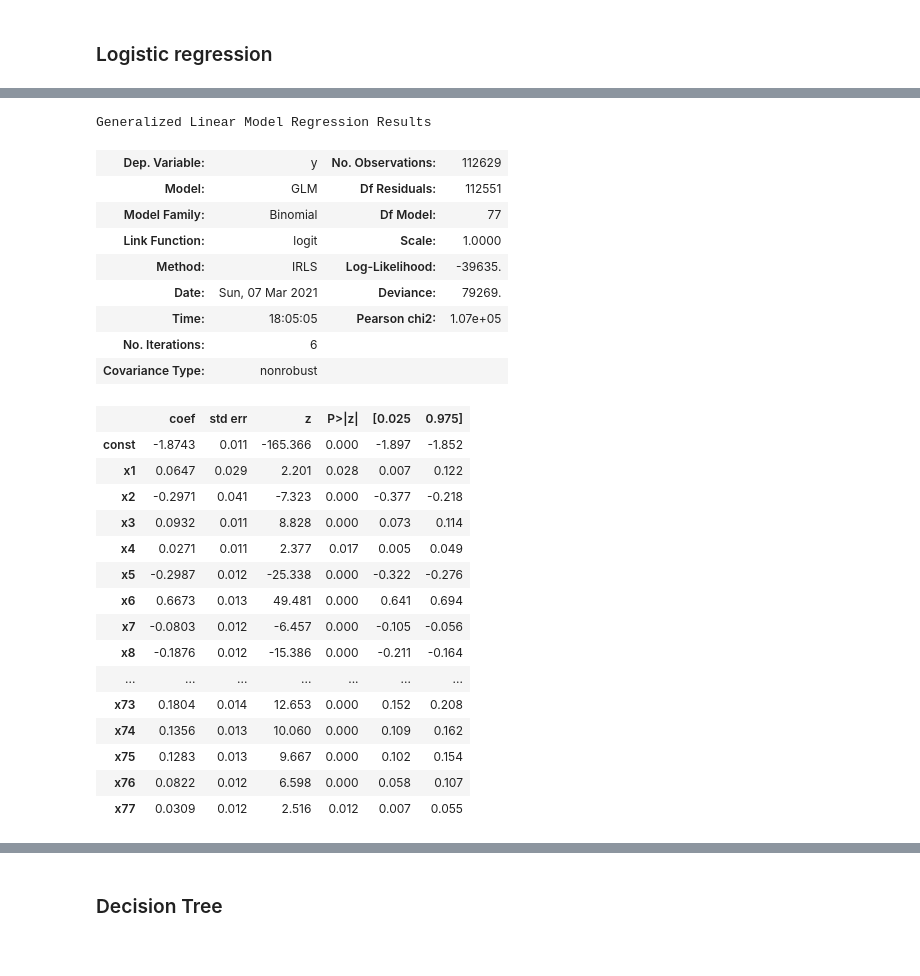
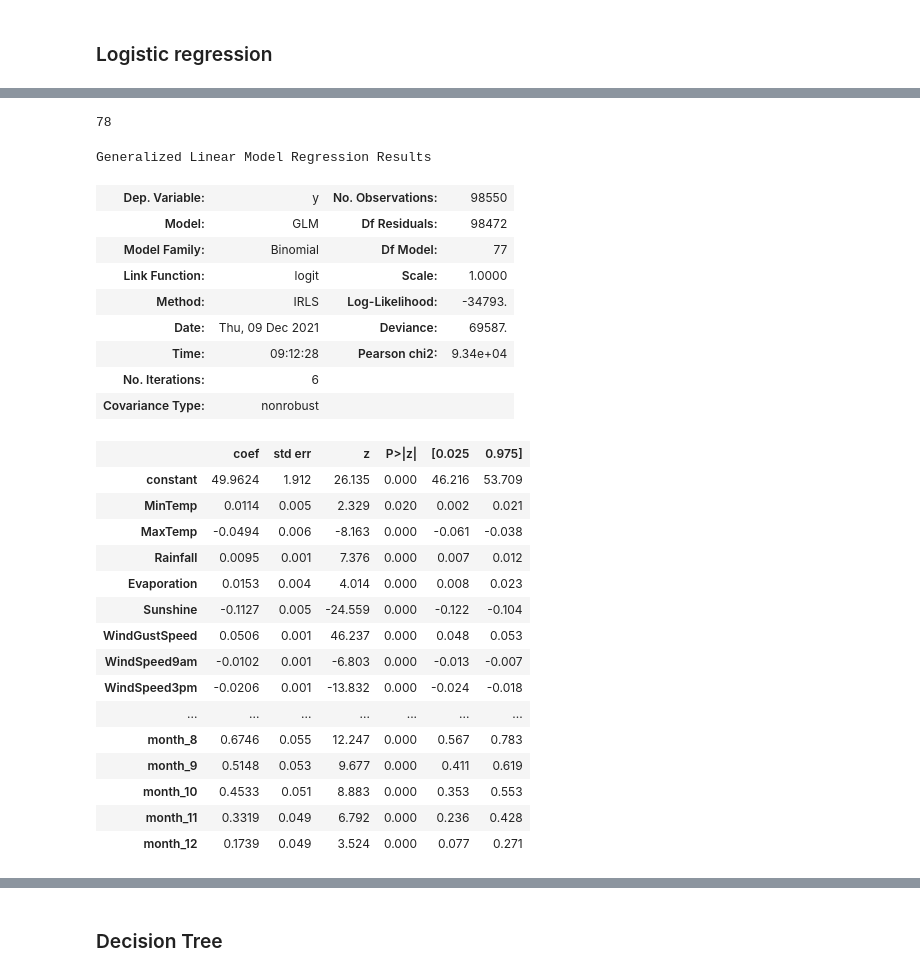
Before and after one commit to JaperTai77/Colab-notebook, a Jupyter notebook: AUSrain.ipynb, the cells around one changed output, grey strips where cells are left out. Cells and saved outputs as stored; diff of their text form; code cells hidden in the pictures.

```diff
--- a/AUSrain.ipynb
+++ b/AUSrain.ipynb
@@ -359,10 +353,0 @@ plt.show()
-# %%
-df['region'] = 1
-df['region'][df['region2'] == 1] = 2
-df['region'][df['region3'] == 1] = 3
-df['region'][df['region4'] == 1] = 4
-df['region'][df['region5'] == 1] = 5
-
-plt.figure(figsize=(45,10))
-sns.lineplot(x = 'Date',y = 'Rainfall',data = df, hue = 'region',estimator = None, palette='Set2',alpha = 0.6)
-df = df.drop(columns='region')
@@ -397,12 +368,13 @@ def result_table(Y_test, y_pred ):
 ### Logistic regression
 # %%
 # Create a variable gives information of the columns
-names = np.arange(1, 77, 1).tolist()
+names = np.arange(1, 78, 1).tolist()
 def colname(df, names = names):
   cols = df.columns
   dictionary = dict()
+  clist = ['constant']
   for i, name in enumerate(names):
     dictionary[name] = cols[i]
-  return dictionary
-col_namnes = colname(df.drop(columns = ['Date','RainTomorrow']))
-col_namnes
+    clist.append(cols[i])
+  return dictionary, clist
+col_namnes, clist = colname(df.drop(columns = ['Date','RainTomorrow']))
@@ -427,32 +381,36 @@ col_namnes
+# %%
+len(clist)
+# %% [output]
+78
 # %%
-x = sm.add_constant(np.array(X_trainS))
+x = sm.add_constant(np.array(X_train))
 y = np.array(Y_train)
 result = sm.GLM(y, x, data = df,family = sm.families.Binomial()).fit()
-result.summary()
+result.summary(xname = clist)
 # %% [output]
 Generalized Linear Model Regression Results
-| Dep. Variable: | y | No. Observations: | 112629 |
-| Model: | GLM | Df Residuals: | 112551 |
+| Dep. Variable: | y | No. Observations: | 98550 |
+| Model: | GLM | Df Residuals: | 98472 |
 | Model Family: | Binomial | Df Model: | 77 |
 | Link Function: | logit | Scale: | 1.0000 |
-| Method: | IRLS | Log-Likelihood: | -39635. |
-| Date: | Sun, 07 Mar 2021 | Deviance: | 79269. |
-| Time: | 18:05:05 | Pearson chi2: | 1.07e+05 |
+| Method: | IRLS | Log-Likelihood: | -34793. |
+| Date: | Thu, 09 Dec 2021 | Deviance: | 69587. |
+| Time: | 09:12:28 | Pearson chi2: | 9.34e+04 |
 | No. Iterations: | 6 |  |  |
 | Covariance Type: | nonrobust |  |  |
 |  | coef | std err | z | P>|z| | [0.025 | 0.975] |
-| const | -1.8743 | 0.011 | -165.366 | 0.000 | -1.897 | -1.852 |
-| x1 | 0.0647 | 0.029 | 2.201 | 0.028 | 0.007 | 0.122 |
-| x2 | -0.2971 | 0.041 | -7.323 | 0.000 | -0.377 | -0.218 |
-| x3 | 0.0932 | 0.011 | 8.828 | 0.000 | 0.073 | 0.114 |
-| x4 | 0.0271 | 0.011 | 2.377 | 0.017 | 0.005 | 0.049 |
-| x5 | -0.2987 | 0.012 | -25.338 | 0.000 | -0.322 | -0.276 |
-| x6 | 0.6673 | 0.013 | 49.481 | 0.000 | 0.641 | 0.694 |
-| x7 | -0.0803 | 0.012 | -6.457 | 0.000 | -0.105 | -0.056 |
-| x8 | -0.1876 | 0.012 | -15.386 | 0.000 | -0.211 | -0.164 |
+| constant | 49.9624 | 1.912 | 26.135 | 0.000 | 46.216 | 53.709 |
+| MinTemp | 0.0114 | 0.005 | 2.329 | 0.020 | 0.002 | 0.021 |
+| MaxTemp | -0.0494 | 0.006 | -8.163 | 0.000 | -0.061 | -0.038 |
+| Rainfall | 0.0095 | 0.001 | 7.376 | 0.000 | 0.007 | 0.012 |
+| Evaporation | 0.0153 | 0.004 | 4.014 | 0.000 | 0.008 | 0.023 |
+| Sunshine | -0.1127 | 0.005 | -24.559 | 0.000 | -0.122 | -0.104 |
+| WindGustSpeed | 0.0506 | 0.001 | 46.237 | 0.000 | 0.048 | 0.053 |
+| WindSpeed9am | -0.0102 | 0.001 | -6.803 | 0.000 | -0.013 | -0.007 |
+| WindSpeed3pm | -0.0206 | 0.001 | -13.832 | 0.000 | -0.024 | -0.018 |
 | ... | ... | ... | ... | ... | ... | ... |
-| x73 | 0.1804 | 0.014 | 12.653 | 0.000 | 0.152 | 0.208 |
-| x74 | 0.1356 | 0.013 | 10.060 | 0.000 | 0.109 | 0.162 |
-| x75 | 0.1283 | 0.013 | 9.667 | 0.000 | 0.102 | 0.154 |
-| x76 | 0.0822 | 0.012 | 6.598 | 0.000 | 0.058 | 0.107 |
-| x77 | 0.0309 | 0.012 | 2.516 | 0.012 | 0.007 | 0.055 |
+| month_8 | 0.6746 | 0.055 | 12.247 | 0.000 | 0.567 | 0.783 |
+| month_9 | 0.5148 | 0.053 | 9.677 | 0.000 | 0.411 | 0.619 |
+| month_10 | 0.4533 | 0.051 | 8.883 | 0.000 | 0.353 | 0.553 |
+| month_11 | 0.3319 | 0.049 | 6.792 | 0.000 | 0.236 | 0.428 |
+| month_12 | 0.1739 | 0.049 | 3.524 | 0.000 | 0.077 | 0.271 |
```
Also changed, not shown: parts of 48 cells of this notebook.
